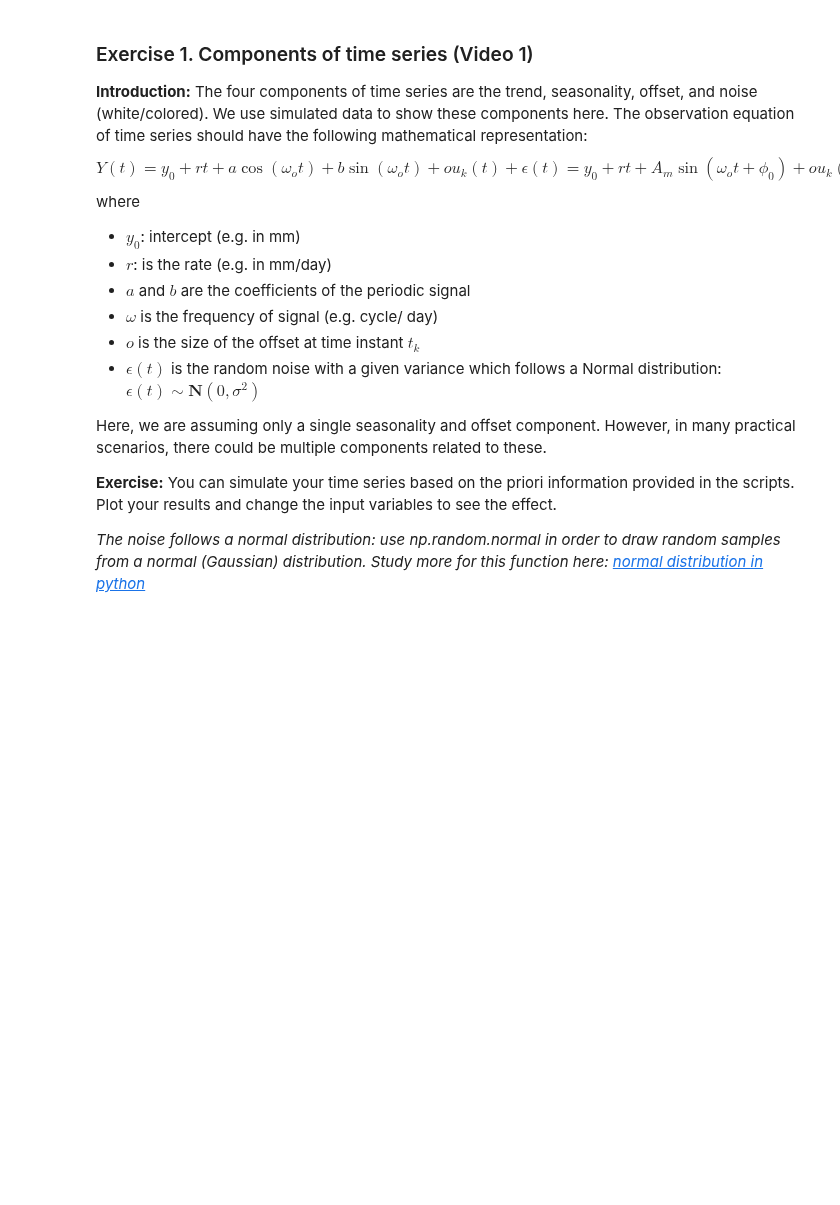
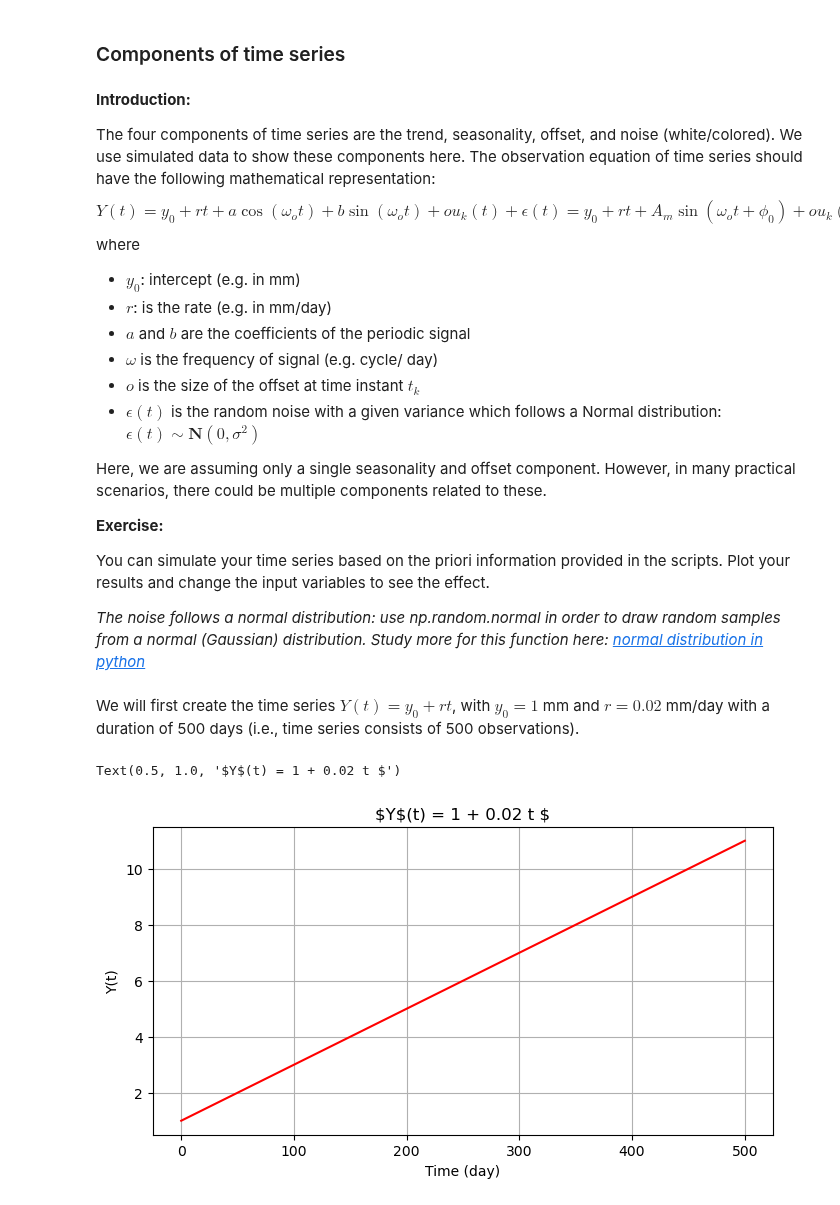
Before and after one commit to TeachBooks/mirror_mude_book, a Jupyter notebook: book/time_series/exercise1.ipynb, the cells around one changed output. Drawn from its saved outputs; the diff is of its cells as text; code cells hidden in the pictures; blank space fills up the shorter version.

```diff
--- a/book/time_series/exercise1.ipynb
+++ b/book/time_series/exercise1.ipynb
@@ -5 +1,3 @@ Enjoy Time Series Analysis!
+# %% [markdown]
+### Components of time series
 # %%
@@ -11,7 +7,7 @@ import matplotlib.pyplot as plt
 # %% [markdown]
-### Exercise 1. Components of time series  (Video 1)
+**Introduction:**
 
-**Introduction:** The four components of time series are the trend, seasonality, offset, and noise (white/colored). We use simulated data to show these components here. The observation equation of time series should have the following mathematical representation:
+The four components of time series are the trend, seasonality, offset, and noise (white/colored). We use simulated data to show these components here. The observation equation of time series should have the following mathematical representation:
 $$Y(t) = y_0 + r t + a \cos(\omega_ot) + b\sin(\omega_ot) + o {u_k(t)} + \epsilon(t)= y_0 + r t + A_m \sin(\omega_o t+\phi_0) + o {u_k(t)} + \epsilon(t)$$
 where
 - $y_0 $: intercept (e.g. in mm)
@@ -24,6 +20,7 @@ where
 Here, we are assuming only a single seasonality and offset component. However, in many practical scenarios, there could be multiple components related to these.
 
 **Exercise:**
+
 You can simulate your time series based on the priori information provided in the scripts. Plot your results and change the input variables to see the effect.
 
 *The noise follows a normal distribution: use np.random.normal in order to draw random samples from a normal (Gaussian) distribution. Study more for this function here: [normal distribution in python](https://numpy.org/doc/stable/reference/random/generated/numpy.random.normal.html)*
@@ -101,0 +27,20 @@ plt.title('$$Y$(t) = 1 + 0.02 t + sin(0.02πt + 0.2π) + 5 u_{300}(t) + N(0,0.5^
+# %% [markdown]
+We will first create the time series $Y(t)=y_0+rt$, with $y_0=1$ mm and $r=0.02$ mm/day with a duration of 500 days (i.e., time series consists of 500 observations).
+# %%
+np.random.seed(0)  # For reproducibility
+
+time = np.arange(501)
+m = len(time)
+y_0 = 1
+r = 0.02
+y1 = y_0 + r*time
+
+plt.figure(figsize=(8,4))
+plt.grid()
+plt.plot(time, y1, color='red')
+plt.ylabel('Y(t)')
+plt.xlabel('Time (day)')
+plt.title('$Y$(t) = 1 + 0.02 t $')
+# %% [output]
+Text(0.5, 1.0, '$Y$(t) = 1 + 0.02 t $')
+[figure, added]
```
Also changed, not shown: parts of 9 cells of this notebook, 3 other files.
